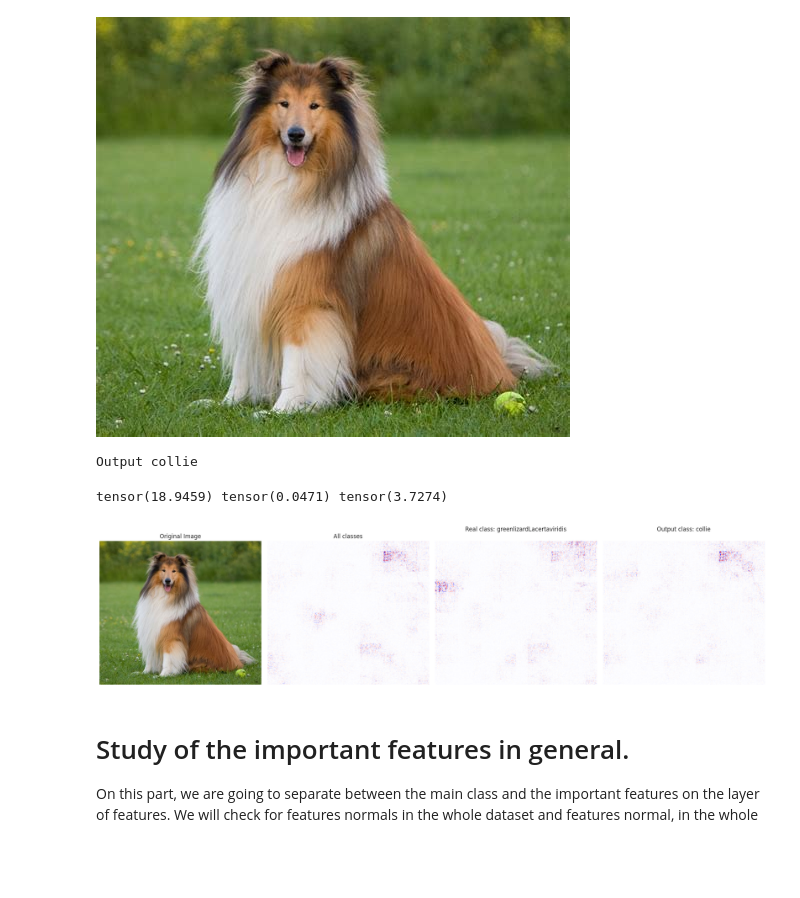
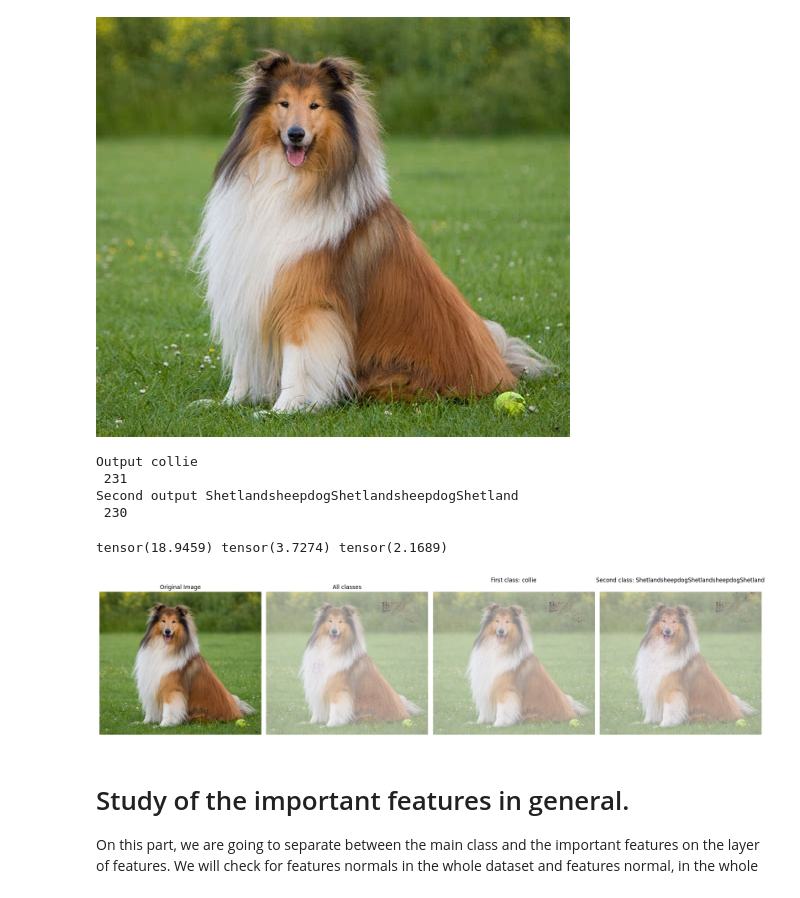
Before and after one commit to isega24/zennit-crp, a Jupyter notebook: tutorials/red_xai_proposal.ipynb, the cells around one changed output. Saved outputs shown, nothing was run; the diff lists cells and outputs as text; code cells hidden in the pictures; blank space fills up the shorter version.

```diff
--- a/tutorials/red_xai_proposal.ipynb
+++ b/tutorials/red_xai_proposal.ipynb
@@ -61,12 +70,15 @@ attribution = CondAttribution(model, no_param_grad=True)
 from crp.helper import get_layer_names
 
 # compute heatmap wrt. output 46 (green lizard class)
+
 output_class = torch.argmax(model(sample), dim=1).item()
-real_class = 46
+second_output_class = torch.topk(model(sample), k=2).indices[0][1].item()
+
 conditions1 = [{"y": range(1000)}]
-conditions2 = [{"y": [real_class]}]
-conditions3 = [{"y": [output_class]}]
-print("Output", index_to_label[output_class])
+conditions2 = [{"y": [output_class]}]
+conditions3 = [{"y": [second_output_class]}]
+print("Output", index_to_label[output_class], output_class)
+print("Second output", index_to_label[second_output_class], second_output_class)
 
 # zennit requires gradients
 sample.requires_grad = True
@@ -75,6 +87,9 @@ attr2 = attribution(sample, conditions2)
 attr3 = attribution(sample, conditions3)
 # %% [output]
 Output collie
+ 231
+Second output ShetlandsheepdogShetlandsheepdogShetland
+ 230
 # %%
 from crp.image import imgify
 
@@ -82,40 +97,43 @@ from crp.image import imgify
 max_abs_val1 = torch.max(torch.abs(attr1.heatmap))
 # resize the heatmap to the original image size
 heatmap__pil1 = imgify(attr1.heatmap, vmin=-max_abs_val1, vmax=max_abs_val1)
 max_abs_val2 = torch.max(torch.abs(attr2.heatmap))
 heatmap__pil2 = imgify(attr2.heatmap, vmin=-max_abs_val2, vmax=max_abs_val2)
 max_abs_val3 = torch.max(torch.abs(attr3.heatmap))
 heatmap__pil3 = imgify(attr3.heatmap, vmin=-max_abs_val3, vmax=max_abs_val3)
 print(max_abs_val1, max_abs_val2, max_abs_val3)
 
 # Display the heatmaps in line with the original image
 import matplotlib.pyplot as plt
 plt.figure(figsize=(20, 5))
 plt.subplot(1, 4, 1)
 plt.imshow(image)
 plt.title("Original Image")
 plt.axis('off')
 plt.tight_layout()
 plt.subplot(1, 4, 2)
+plt.imshow(image)
 heatmap__pil1 = heatmap__pil1.resize(image.size, Image.BILINEAR)
-plt.imshow(heatmap__pil1)
+plt.imshow(heatmap__pil1, alpha=0.5, cmap='jet')
 plt.title("All classes")
 plt.axis('off')
 plt.subplot(1, 4, 3)
+plt.imshow(image)
 heatmap__pil2 = heatmap__pil2.resize(image.size, Image.BILINEAR)
-plt.imshow(heatmap__pil2)
-plt.title("Real class: " + index_to_label[real_class])
+plt.imshow(heatmap__pil2, alpha=0.5, cmap='jet')
+plt.title("First class: " + index_to_label[output_class])
 plt.axis('off')
 plt.subplot(1, 4, 4)
+plt.imshow(image)
 heatmap__pil3 = heatmap__pil3.resize(image.size, Image.BILINEAR)
-plt.imshow(heatmap__pil3)
-plt.title("Output class: " + index_to_label[output_class])
+plt.imshow(heatmap__pil3, alpha=0.5, cmap='jet')
+plt.title("Second class: " + index_to_label[second_output_class])
 plt.axis('off')
 plt.show()
 # Save the heatmaps as images
 # %% [output]
-tensor(18.9459) tensor(0.0471) tensor(3.7274)
+tensor(18.9459) tensor(3.7274) tensor(2.1689)
-[figure, old version]
+[figure, new version]
 # %% [markdown]
 # Study of the important features in general.
 
```
Also changed, not shown: parts of 3 cells of this notebook.
